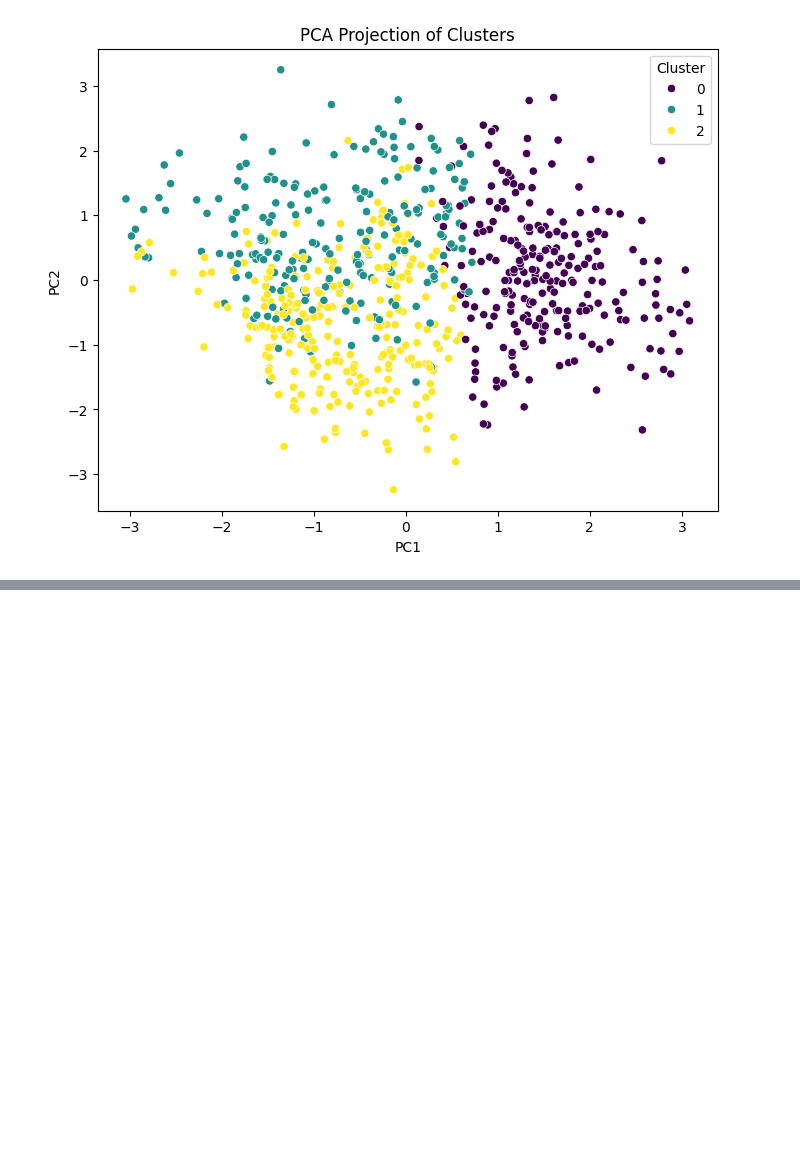
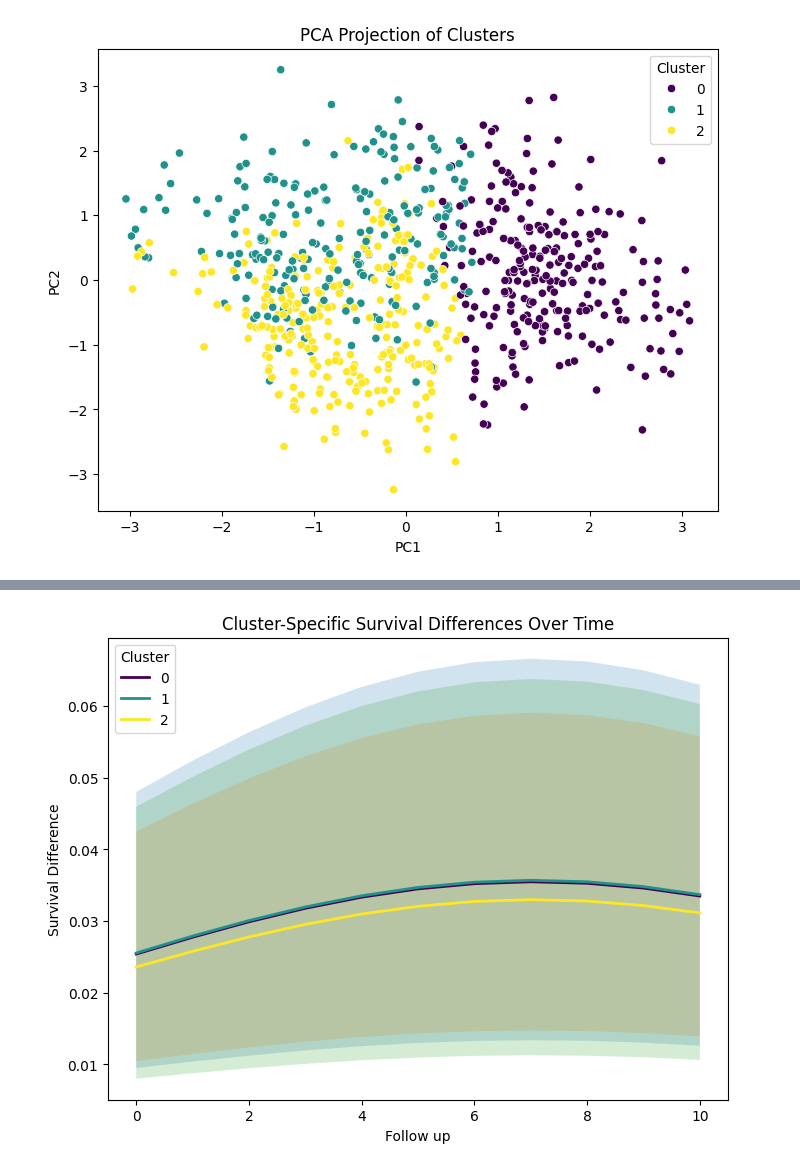
Before and after one commit to ShawnVeloso/Clustering_1, a Jupyter notebook: TTE-v2.ipynb, the cells around one changed output, grey strips where cells are left out. Saved outputs shown, nothing was run; the diff lists cells and outputs as text; code cells hidden in the pictures; blank space fills up the shorter version.

```diff
--- a/TTE-v2.ipynb
+++ b/TTE-v2.ipynb
@@ -416,0 +614,61 @@ NameError: name 'tools' is not defined
+# %%
+import seaborn as sns
+
+# Step 1: Compute Survival Predictions Per Cluster
+def predict_survival_by_cluster(trial, predict_times=range(11)):
+    model = trial["outcome_model"]
+    data = trial["loaded_data"].copy()
+
+    # Ensure 'trial_period' exists
+    if "trial_period" not in data.columns:
+        data["trial_period"] = data["period"]  # Map 'period' to 'trial_period'
+
+    cluster_preds = []
+
+    for cluster in sorted(data["Cluster"].unique()):
+        cluster_data = data[data["Cluster"] == cluster].copy()
+
+        preds = {
+            "followup_time": [],
+            "survival_diff": [],
+            "2.5%": [],
+            "97.5%": [],
+            "Cluster": cluster  # Track cluster for plotting
+        }
+
+        for t in predict_times:
+            cluster_data["followup_time"] = t
+            cluster_data["followup_time^2"] = cluster_data["followup_time"] ** 2
+            cluster_data["trial_period^2"] = cluster_data["trial_period"] ** 2
+
+            X = cluster_data[["assigned_treatment", "x2", "followup_time", "followup_time^2", "trial_period", "trial_period^2"]]
+            survival_probs = model.predict_proba(X)[:, 1]
+
+            preds["followup_time"].append(t)
+            preds["survival_diff"].append(np.mean(survival_probs))
+            preds["2.5%"].append(np.percentile(survival_probs, 2.5))
+            preds["97.5%"].append(np.percentile(survival_probs, 97.5))
+
+        cluster_preds.append(pd.DataFrame(preds))
+
+    return pd.concat(cluster_preds, ignore_index=True)
+
+# Generate cluster-wise predictions
+cluster_preds = predict_survival_by_cluster(trial_itt)
+
+# Step 2: Plot Cluster-Specific Survival Differences
+plt.figure(figsize=(8, 6))
+sns.lineplot(data=cluster_preds, x="followup_time", y="survival_diff", hue="Cluster", palette="viridis", linewidth=2)
+
+# Plot confidence intervals
+for cluster in cluster_preds["Cluster"].unique():
+    cluster_data = cluster_preds[cluster_preds["Cluster"] == cluster]
+    plt.fill_between(cluster_data["followup_time"], cluster_data["2.5%"], cluster_data["97.5%"], alpha=0.2)
+
+plt.xlabel("Follow up")
+plt.ylabel("Survival Difference")
+plt.title("Cluster-Specific Survival Differences Over Time")
+plt.legend(title="Cluster")
+plt.show()
+# %% [output]
+[figure, added]
```
Also changed, not shown: parts of 11 cells of this notebook.
